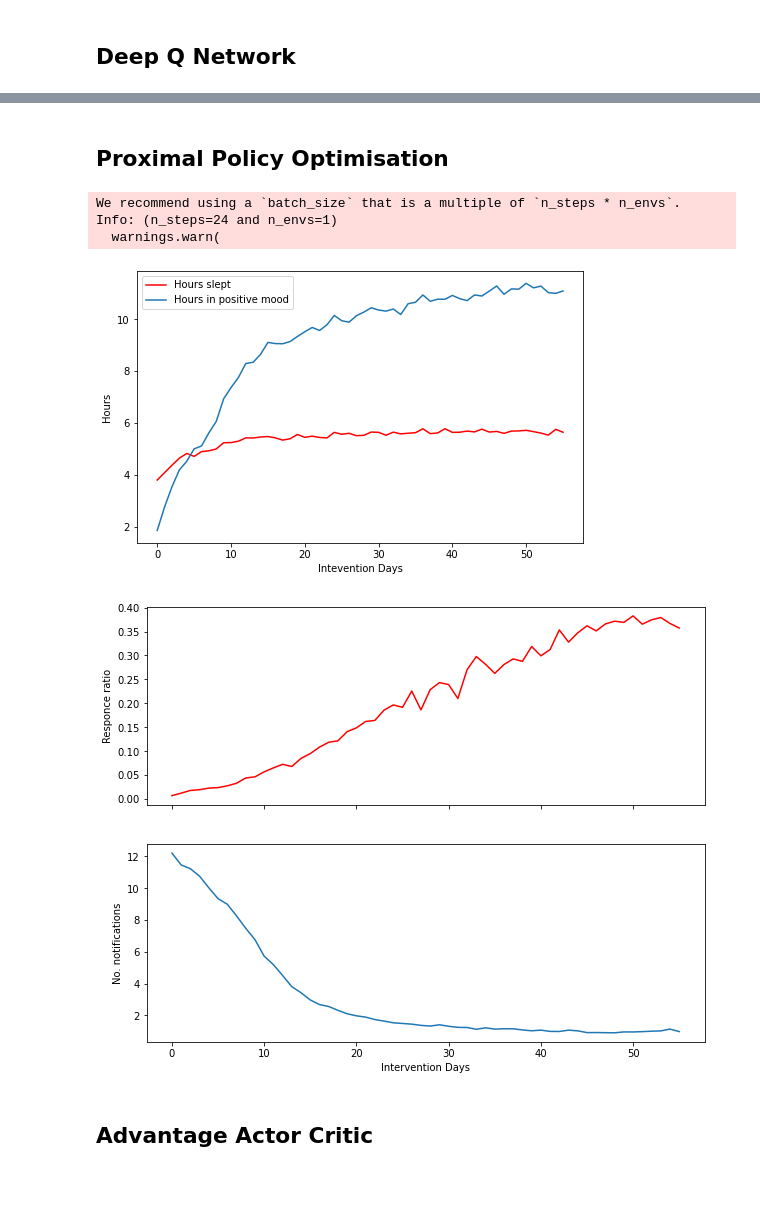
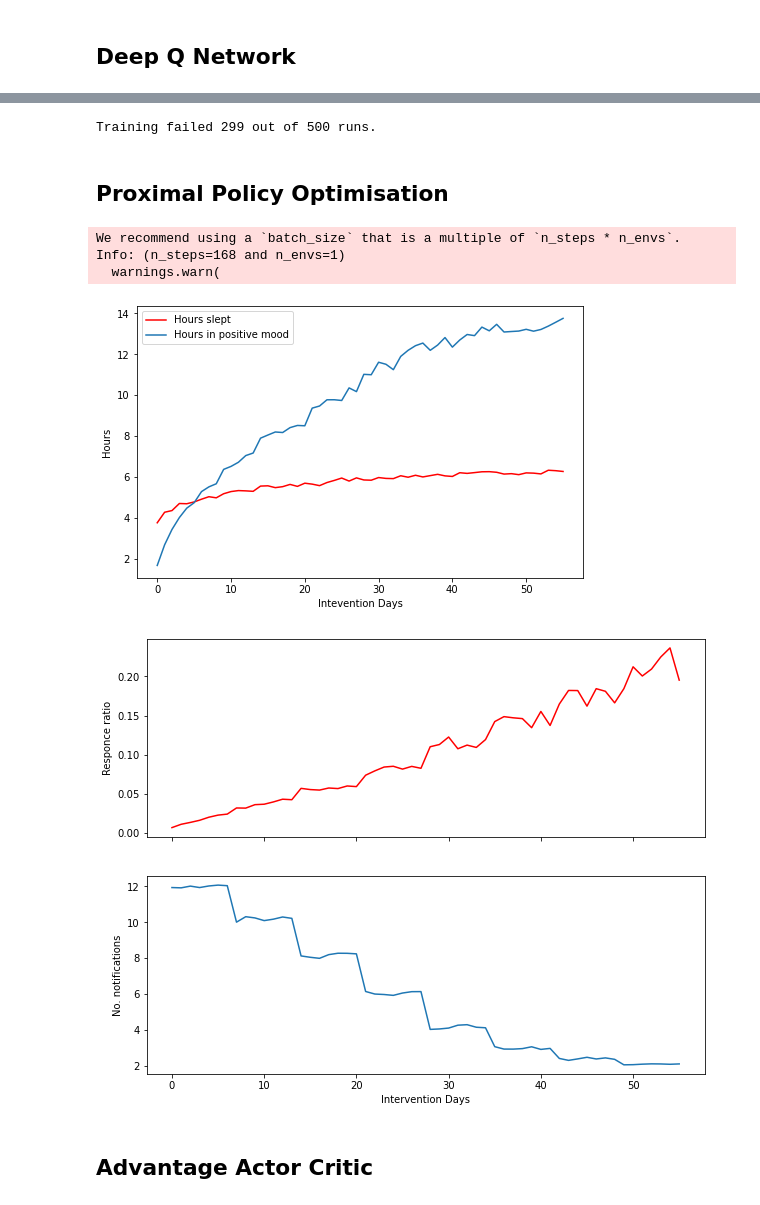
Before and after one commit to sysmon37/aibi-dhi-simulator, a Jupyter notebook: RLapproaches_comparison.ipynb, the cells around one changed output, grey strips where cells are left out. Cells and saved outputs as stored; diff of their text form; code cells hidden in the pictures.

Commit message:
removing failed training from results analysis

```diff
--- a/RLapproaches_comparison.ipynb
+++ b/RLapproaches_comparison.ipynb
@@ -19,3 +18,6 @@ five_weeks = week * 5
+# %%
+habituation=False
+time_preference_update_step= five_weeks #very high e.g. 9999999999 to make it outside of the intervention time...effectively no preference shift
 # %%
 runs = 500
 # %% [markdown]
@@ -26,7 +28,7 @@ positive_list = []
 
 for run in range(0, runs):
 
-    env1 = Patient(habituation=False)
+    env1 = Patient(habituation=habituation, time_preference_update_step=time_preference_update_step )
     action = 0
     for i in  range(eight_weeks):
 
@@ -48,14 +50,14 @@ plt.show()
 # %% [markdown]
 # Intervention
 # %%
-def intervention(method, runs, name):
+def intervention(method, runs, name, condition='stable'):
     rr_random_list = []
     not_random_list = []
     sleep_list = []
     positive_list = []
     for run in range(0, runs):
 
-        env1 = Patient(habituation=False)
+        env1 = Patient(habituation=habituation, time_preference_update_step=time_preference_update_step)
         env1 = method(env1)
 
         df = pd.DataFrame()
@@ -66,7 +68,7 @@ def intervention(method, runs, name):
         df['positive'] = env1.h_positive
         df['non_stationary'] = env1.h_nonstationary
 
-        df.to_csv("patient1_{0}_run{1}.csv".format(name, run))
+        df.to_csv("patient1_{0}_{1}_run{2}.csv".format(condition, name, run))
         rr_random_list.append(df.responce_ratio)
         not_random_list.append(df.notifications)
         sleep_list.append(df.sleep)
@@ -82,7 +84,7 @@ def intervention(method, runs, name):
 
     fig, (ax1, ax2) = plt.subplots(2, 1, sharex=True, sharey=False, figsize=(10, 8))
     ax1.plot(np.nanmean(rr_random_list, axis=0), label='responce rate', color ='r')
-    ax2.plot(np.mean(not_random_list, axis=0), label='num notified')
+    ax2.plot(np.nanmean(not_random_list, axis=0), label='num notified')
     ax2.set_xlabel('Intervention Days')
     ax2.set_ylabel('No. notifications')
     ax1.set_ylabel('Responce ratio')
@@ -217,18 +218,30 @@ sleep_list_dqn1w, positive_list_dqn1w, rr_dqn_list1w, not_dqn_list1w = intervent
+# %%
+failed = 0
+name = 'dqn_1day'
+for run in range(runs):
+    df = pd.read_csv("patient1_stable_{0}_run{1}.csv".format(name, run))
+    a_performed = sum(df['activity performed'].values)
+    if a_performed == 0:
+        failed = failed +1
+print("Training failed {0} out of {1} runs.".format(failed, runs))
+# %% [output]
+Training failed 299 out of 500 runs.
 # %% [markdown]
 ## Proximal Policy Optimisation
 # %%
 def ppo(env1):
-    model = PPO("MlpPolicy", env1, verbose=0, n_steps=updated_every_day)
+    week= updated_every_day * 7
+    model = PPO("MlpPolicy", env1, verbose=0, n_steps=week)
     model.learn(total_timesteps=eight_weeks)
     return env1
 # %%
-sleep_list_ppo, positive_list_ppo, rr_ppo_list, not_ppo_list = intervention(ppo, runs, 'ppo')
+sleep_list_ppo, positive_list_ppo, rr_ppo_list, not_ppo_list = intervention(ppo, runs, 'ppo_week')
 # %% [output]
 We recommend using a `batch_size` that is a multiple of `n_steps * n_envs`.
-Info: (n_steps=24 and n_envs=1)
+Info: (n_steps=168 and n_envs=1)
   warnings.warn(
-[figure, old version]
+[figure, new version]
-[figure, old version]
+[figure, new version]
 # %% [markdown]
 ## Advantage Actor Critic
 # %%
```
Also changed, not shown: parts of 12 cells of this notebook, 1 other file.
